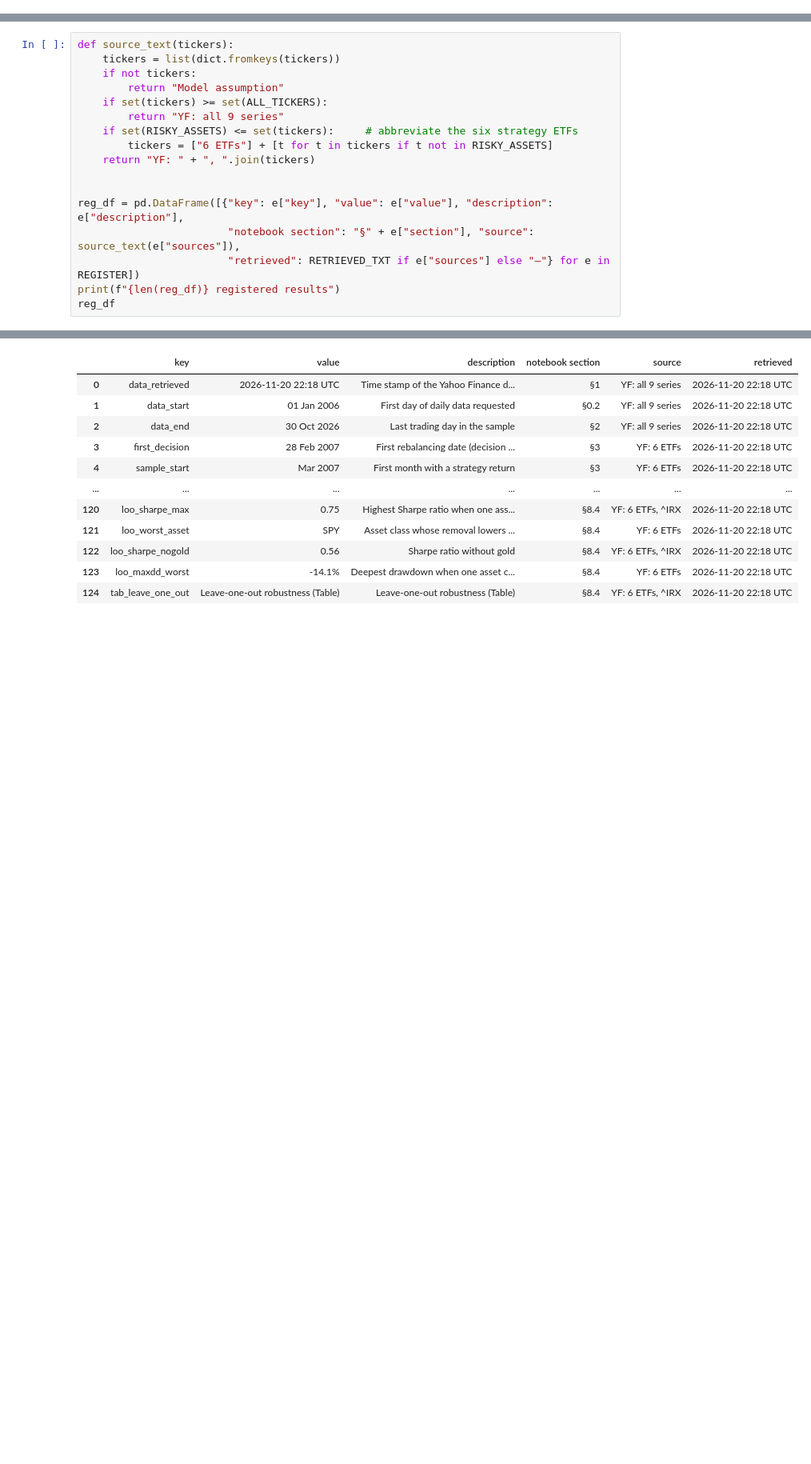
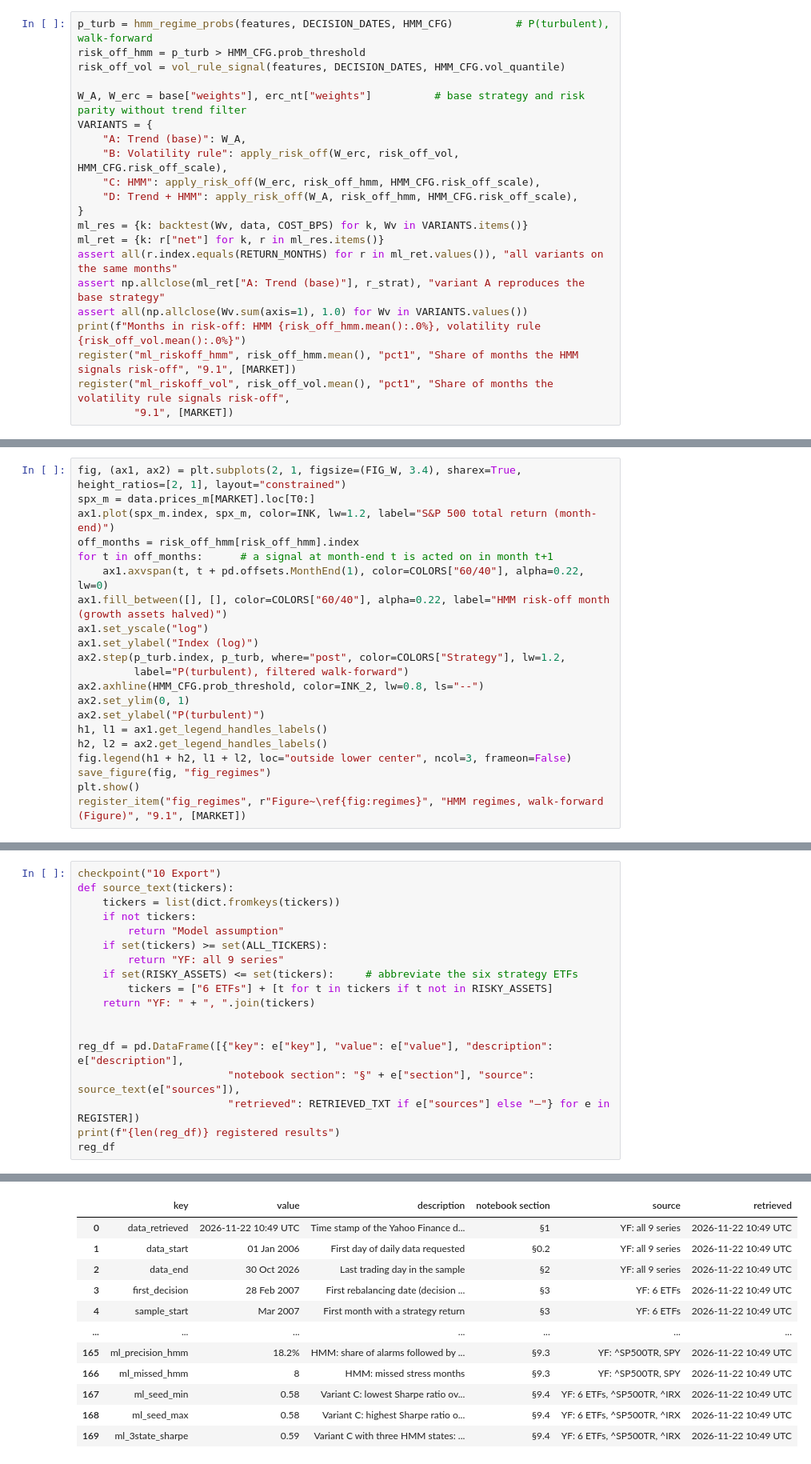
Before and after one commit to paul2108/04_Financial-Modelin-Group-projects, a Jupyter notebook: notebook/GroupZ_RiskParity_Trend.ipynb, the cells around one changed output, grey strips where cells are left out. Shown at 80% size. Drawn from its saved outputs; the diff is of its cells as text; blank space fills up the shorter version.

```diff
--- a/notebook/GroupZ_RiskParity_Trend.ipynb
+++ b/notebook/GroupZ_RiskParity_Trend.ipynb
@@ -1507,0 +1739,21 @@ loo.style.format({"cagr": "{:.1%}", "ann_vol": "{:.1%}", "sharpe": "{:.2f}", "ma
+# %%
+p_turb = hmm_regime_probs(features, DECISION_DATES, HMM_CFG)          # P(turbulent), walk-forward
+risk_off_hmm = p_turb > HMM_CFG.prob_threshold
+risk_off_vol = vol_rule_signal(features, DECISION_DATES, HMM_CFG.vol_quantile)
+
+W_A, W_erc = base["weights"], erc_nt["weights"]          # base strategy and risk parity without trend filter
+VARIANTS = {
+    "A: Trend (base)": W_A,
+    "B: Volatility rule": apply_risk_off(W_erc, risk_off_vol, HMM_CFG.risk_off_scale),
+    "C: HMM": apply_risk_off(W_erc, risk_off_hmm, HMM_CFG.risk_off_scale),
+    "D: Trend + HMM": apply_risk_off(W_A, risk_off_hmm, HMM_CFG.risk_off_scale),
+}
+ml_res = {k: backtest(Wv, data, COST_BPS) for k, Wv in VARIANTS.items()}
+ml_ret = {k: r["net"] for k, r in ml_res.items()}
+assert all(r.index.equals(RETURN_MONTHS) for r in ml_ret.values()), "all variants on the same months"
+assert np.allclose(ml_ret["A: Trend (base)"], r_strat), "variant A reproduces the base strategy"
+assert all(np.allclose(Wv.sum(axis=1), 1.0) for Wv in VARIANTS.values())
+print(f"Months in risk-off: HMM {risk_off_hmm.mean():.0%}, volatility rule {risk_off_vol.mean():.0%}")
+register("ml_riskoff_hmm", risk_off_hmm.mean(), "pct1", "Share of months the HMM signals risk-off", "9.1", [MARKET])
+register("ml_riskoff_vol", risk_off_vol.mean(), "pct1", "Share of months the volatility rule signals risk-off",
+         "9.1", [MARKET])
@@ -1507,0 +1763,21 @@ loo.style.format({"cagr": "{:.1%}", "ann_vol": "{:.1%}", "sharpe": "{:.2f}", "ma
+# %%
+fig, (ax1, ax2) = plt.subplots(2, 1, figsize=(FIG_W, 3.4), sharex=True, height_ratios=[2, 1], layout="constrained")
+spx_m = data.prices_m[MARKET].loc[T0:]
+ax1.plot(spx_m.index, spx_m, color=INK, lw=1.2, label="S&P 500 total return (month-end)")
+off_months = risk_off_hmm[risk_off_hmm].index
+for t in off_months:      # a signal at month-end t is acted on in month t+1
+    ax1.axvspan(t, t + pd.offsets.MonthEnd(1), color=COLORS["60/40"], alpha=0.22, lw=0)
+ax1.fill_between([], [], color=COLORS["60/40"], alpha=0.22, label="HMM risk-off month (growth assets halved)")
+ax1.set_yscale("log")
+ax1.set_ylabel("Index (log)")
+ax2.step(p_turb.index, p_turb, where="post", color=COLORS["Strategy"], lw=1.2,
+         label="P(turbulent), filtered walk-forward")
+ax2.axhline(HMM_CFG.prob_threshold, color=INK_2, lw=0.8, ls="--")
+ax2.set_ylim(0, 1)
+ax2.set_ylabel("P(turbulent)")
+h1, l1 = ax1.get_legend_handles_labels()
+h2, l2 = ax2.get_legend_handles_labels()
+fig.legend(h1 + h2, l1 + l2, loc="outside lower center", ncol=3, frameon=False)
+save_figure(fig, "fig_regimes")
+plt.show()
+register_item("fig_regimes", r"Figure~\ref{fig:regimes}", "HMM regimes, walk-forward (Figure)", "9.1", [MARKET])
@@ -1515,6 +1982,7 @@ notebook section that computes it, the data source and the retrieval time. A loc
 * `prospectus/figures/*.pdf`, `prospectus/tables/*.tex` – figures and tables of the prospectus,
 * `results/results.json` – the headline numbers, used by the app's consistency test.
 # %%
+checkpoint("10 Export")
 def source_text(tickers):
     tickers = list(dict.fromkeys(tickers))
     if not tickers:
@@ -1536,12 +2004,12 @@ reg_df
 |  | key | value | description | notebook section | source | retrieved |
-| 0 | data_retrieved | 2026-11-20 22:18 UTC | Time stamp of the Yahoo Finance d... | §1 | YF: all 9 series | 2026-11-20 22:18 UTC |
-| 1 | data_start | 01 Jan 2006 | First day of daily data requested | §0.2 | YF: all 9 series | 2026-11-20 22:18 UTC |
-| 2 | data_end | 30 Oct 2026 | Last trading day in the sample | §2 | YF: all 9 series | 2026-11-20 22:18 UTC |
-| 3 | first_decision | 28 Feb 2007 | First rebalancing date (decision ... | §3 | YF: 6 ETFs | 2026-11-20 22:18 UTC |
-| 4 | sample_start | Mar 2007 | First month with a strategy return | §3 | YF: 6 ETFs | 2026-11-20 22:18 UTC |
+| 0 | data_retrieved | 2026-11-22 10:49 UTC | Time stamp of the Yahoo Finance d... | §1 | YF: all 9 series | 2026-11-22 10:49 UTC |
+| 1 | data_start | 01 Jan 2006 | First day of daily data requested | §0.2 | YF: all 9 series | 2026-11-22 10:49 UTC |
+| 2 | data_end | 30 Oct 2026 | Last trading day in the sample | §2 | YF: all 9 series | 2026-11-22 10:49 UTC |
+| 3 | first_decision | 28 Feb 2007 | First rebalancing date (decision ... | §3 | YF: 6 ETFs | 2026-11-22 10:49 UTC |
+| 4 | sample_start | Mar 2007 | First month with a strategy return | §3 | YF: 6 ETFs | 2026-11-22 10:49 UTC |
 | ... | ... | ... | ... | ... | ... | ... |
-| 120 | loo_sharpe_max | 0.75 | Highest Sharpe ratio when one ass... | §8.4 | YF: 6 ETFs, ^IRX | 2026-11-20 22:18 UTC |
-| 121 | loo_worst_asset | SPY | Asset class whose removal lowers ... | §8.4 | YF: 6 ETFs | 2026-11-20 22:18 UTC |
-| 122 | loo_sharpe_nogold | 0.56 | Sharpe ratio without gold | §8.4 | YF: 6 ETFs, ^IRX | 2026-11-20 22:18 UTC |
-| 123 | loo_maxdd_worst | -14.1% | Deepest drawdown when one asset c... | §8.4 | YF: 6 ETFs | 2026-11-20 22:18 UTC |
-| 124 | tab_leave_one_out | Leave-one-out robustness (Table) | Leave-one-out robustness (Table) | §8.4 | YF: 6 ETFs, ^IRX | 2026-11-20 22:18 UTC |
+| 165 | ml_precision_hmm | 18.2% | HMM: share of alarms followed by ... | §9.3 | YF: ^SP500TR, SPY | 2026-11-22 10:49 UTC |
+| 166 | ml_missed_hmm | 8 | HMM: missed stress months | §9.3 | YF: ^SP500TR, SPY | 2026-11-22 10:49 UTC |
+| 167 | ml_seed_min | 0.58 | Variant C: lowest Sharpe ratio ov... | §9.4 | YF: 6 ETFs, ^SP500TR, ^IRX | 2026-11-22 10:49 UTC |
+| 168 | ml_seed_max | 0.58 | Variant C: highest Sharpe ratio o... | §9.4 | YF: 6 ETFs, ^SP500TR, ^IRX | 2026-11-22 10:49 UTC |
+| 169 | ml_3state_sharpe | 0.59 | Variant C with three HMM states: ... | §9.4 | YF: 6 ETFs, ^SP500TR, ^IRX | 2026-11-22 10:49 UTC |
```
Also changed, not shown: parts of 32 cells of this notebook, 20 other files.
